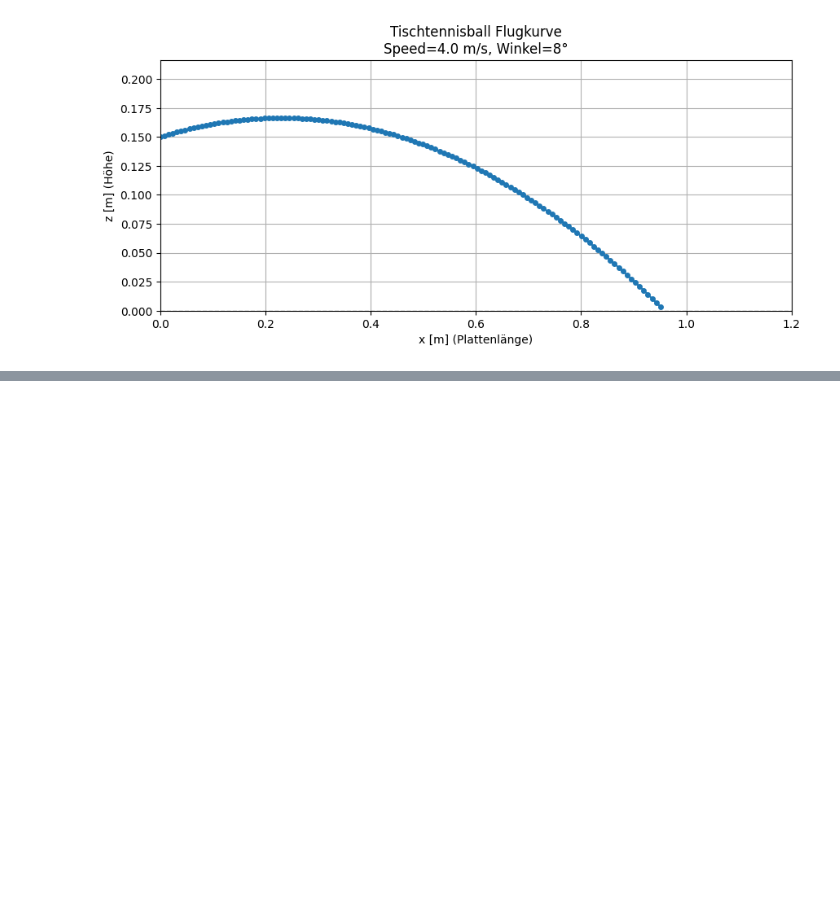
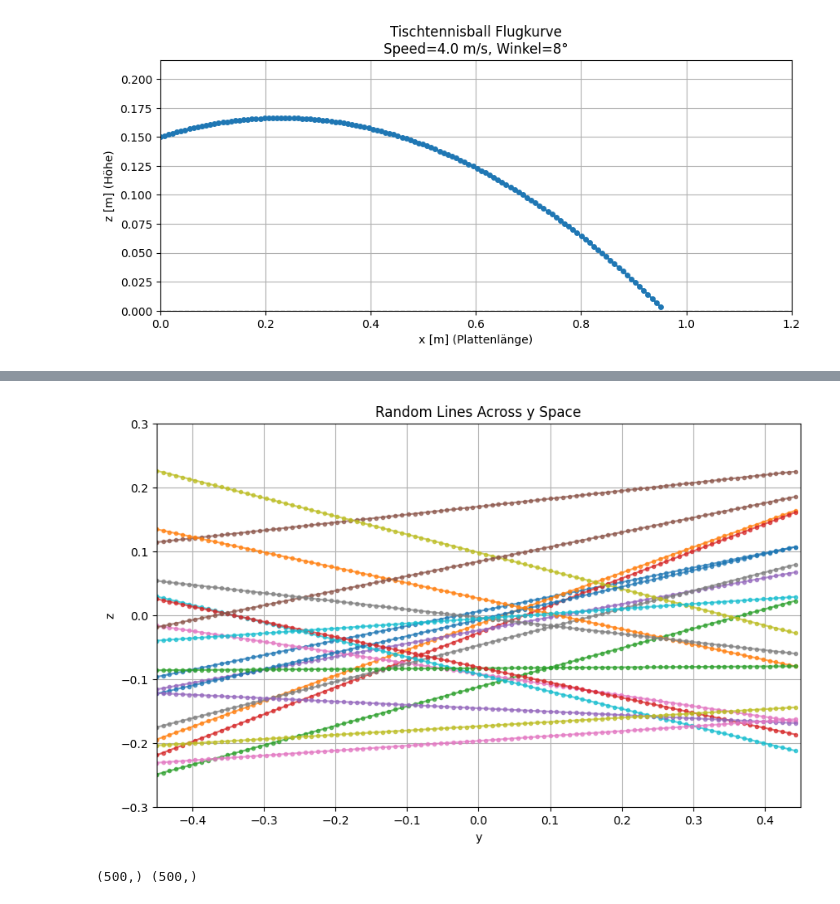
Before and after one commit to leviN1998/Master_Thesis, a Jupyter notebook: notebooks/4.0-lk-ball-trajectory.ipynb, the cells around one changed output, grey strips where cells are left out. Saved outputs shown, nothing was run; the diff lists cells and outputs as text; code cells hidden in the pictures; blank space fills up the shorter version.

```diff
--- a/notebooks/4.0-lk-ball-trajectory.ipynb
+++ b/notebooks/4.0-lk-ball-trajectory.ipynb
@@ -61,0 +158,35 @@ plt.show()
+# %%
+frames = 500
+y_start = -0.45
+y_end = 0.45
+
+num_lines = 20  # number of random lines
+
+plt.figure(figsize=(10, 6))
+
+for _ in range(num_lines):
+    # Random start and end z positions
+    z_start = np.random.uniform(-0.25, 0.25)
+    z_end = np.random.uniform(-0.25, 0.25)
+
+    # Generate y and corresponding z linearly
+    y_vals = np.linspace(y_start, y_end, frames)
+    z_vals = np.linspace(z_start, z_end, frames)
+
+    # Sample points
+    sampled_idx = np.arange(0, frames, 5)
+    plt.plot(y_vals[sampled_idx], z_vals[sampled_idx], linestyle='-', marker='o', markersize=3, alpha=0.7)
+
+plt.xlabel('y')
+plt.ylabel('z')
+plt.xlim(y_start, y_end)
+plt.ylim(-0.3, 0.3)
+plt.title('Random Lines Across y Space')
+plt.grid(True)
+plt.show()
+# %% [output]
+[figure, added]
+# %%
+print(y_vals.shape, z_vals.shape)
+# %% [output]
+(500,) (500,)
```
Also changed, not shown: parts of 11 cells of this notebook, 7 other files.
